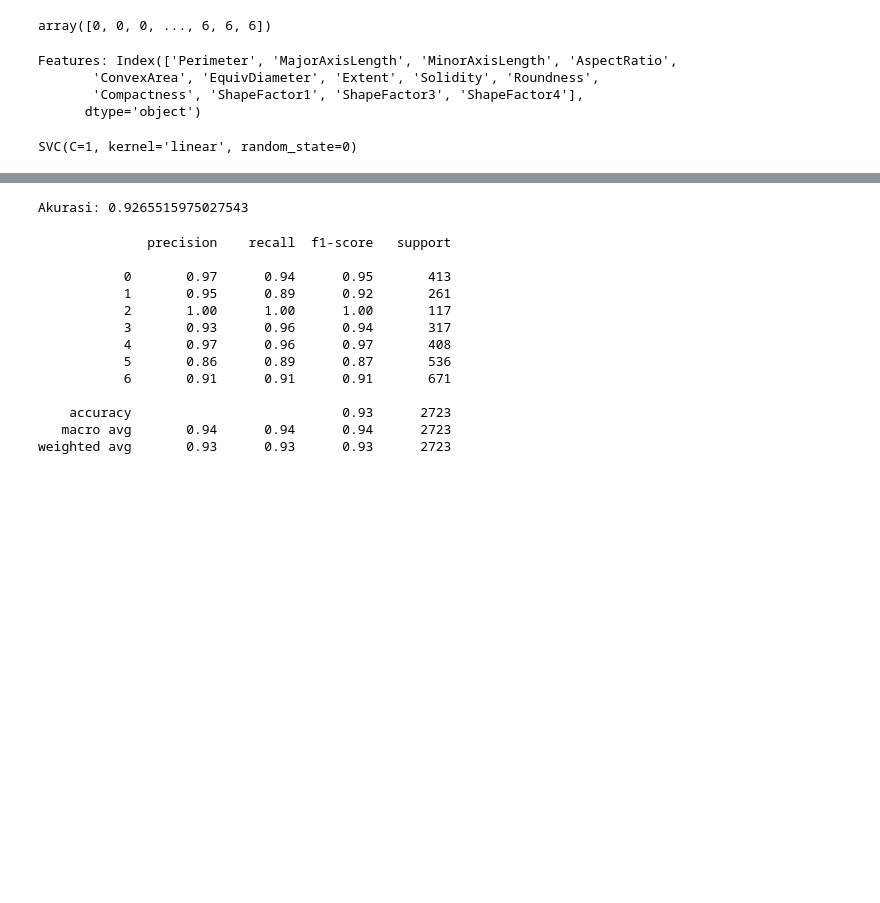
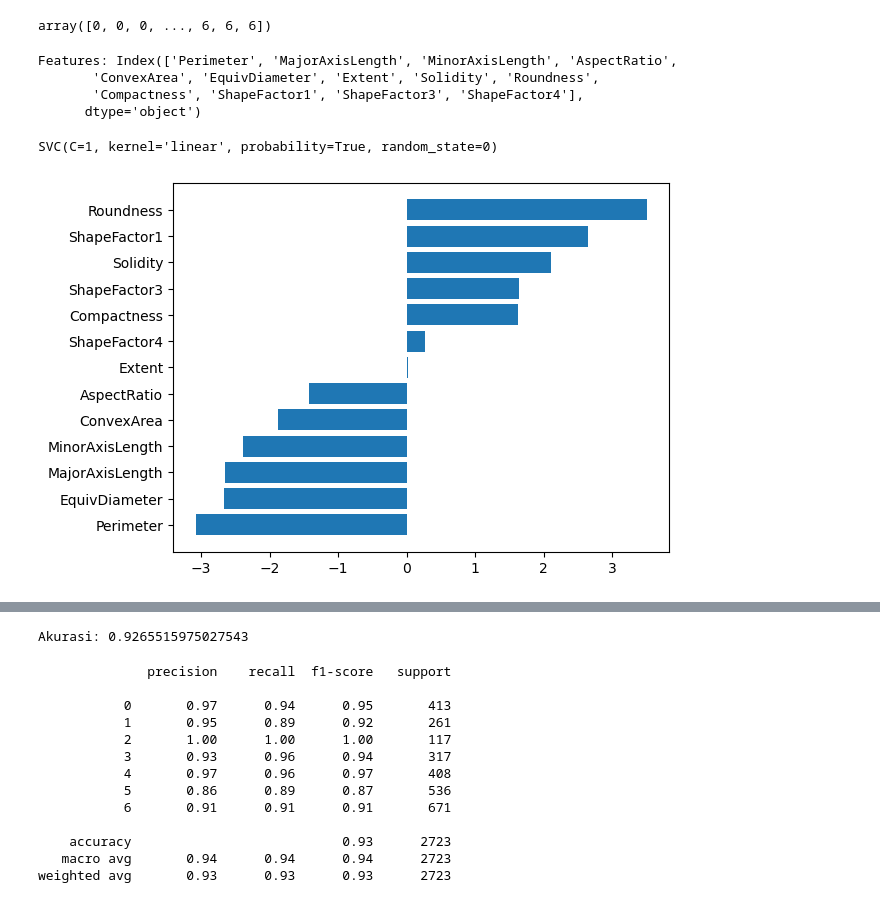
Before and after one commit to tirtaagungjati/hybrid_GA_ML, a Jupyter notebook: hybrid_ga_svm_v2.ipynb, the cells around one changed output, grey strips where cells are left out. Drawn from its saved outputs; the diff is of its cells as text; code cells hidden in the pictures; blank space fills up the shorter version.

```diff
--- a/hybrid_ga_svm_v2.ipynb
+++ b/hybrid_ga_svm_v2.ipynb
@@ -178,7 +179,24 @@ Features: Index(['Perimeter', 'MajorAxisLength', 'MinorAxisLength', 'AspectRatio
 X_train_selected = X_train[X_train.columns[model.support_]]
 X_test_selected = X_test[X_test.columns[model.support_]]
 
-modelku = SVC(kernel='linear', C=1, random_state=0)
+modelku = SVC(kernel='linear', C=1, random_state=0, probability=True)
 modelku.fit(X_train_selected, y_train)
 # %% [output]
-SVC(C=1, kernel='linear', random_state=0)
+SVC(C=1, kernel='linear', probability=True, random_state=0)
+# %%
+result_index = X_train.columns[model.support_]
+features_names = result_index.tolist()
+# %%
+def f_importances(coef, names):
+    imp = coef
+    imp,names = zip(*sorted(zip(imp,names)))
+    plt.barh(range(len(names)), imp, align='center')
+    plt.yticks(range(len(names)), names)
+    plt.show()
+
+coef = modelku.coef_
+coef = coef[0]
+
+f_importances(coef, features_names)
+# %% [output]
+[figure, added]
```
Also changed, not shown: parts of 2 cells of this notebook.
